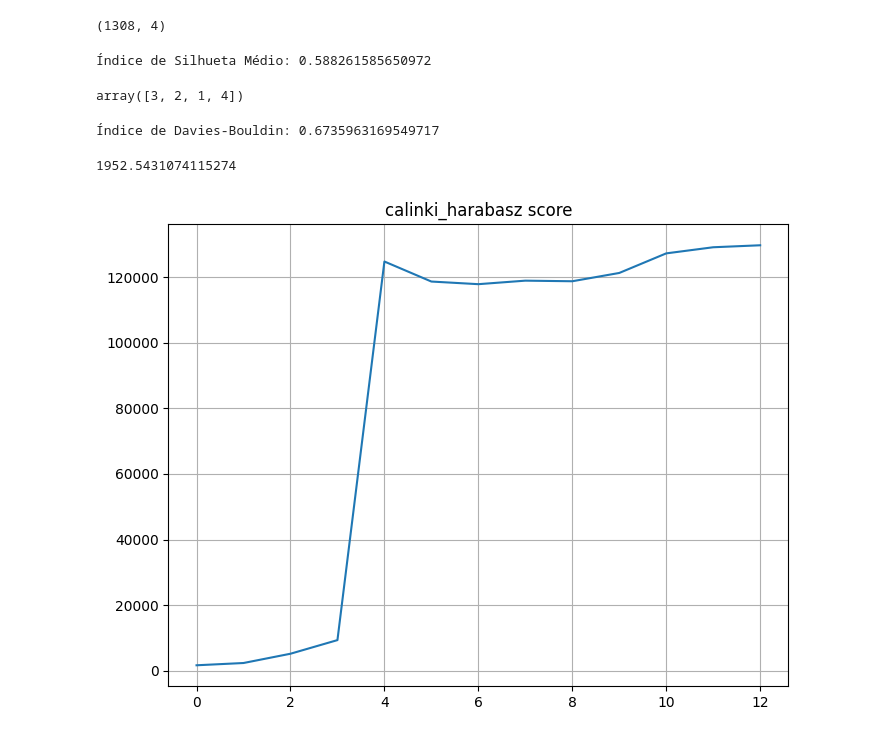
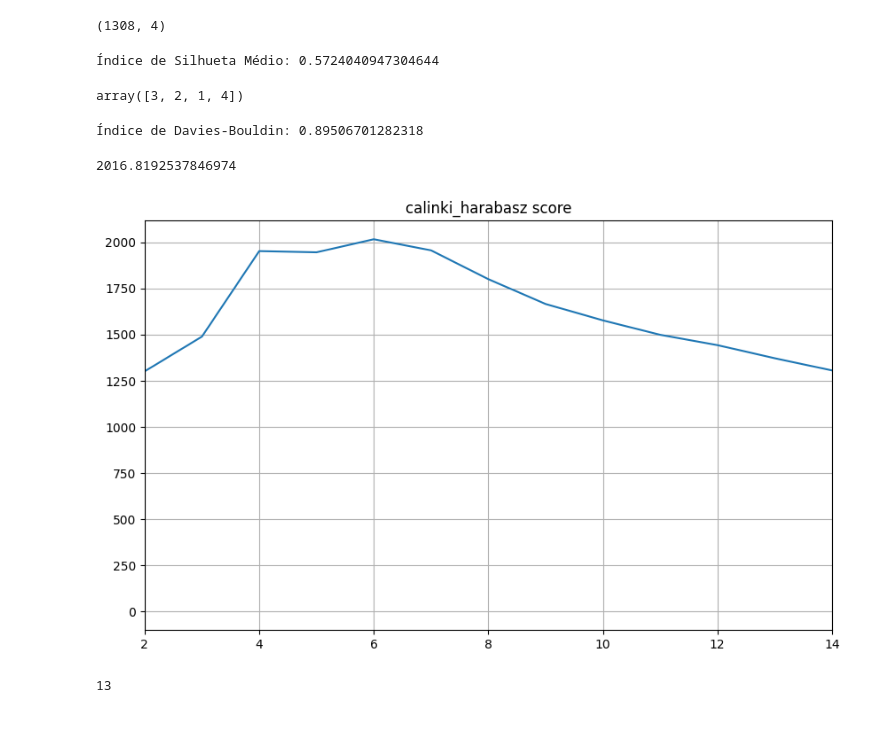
Before and after one commit to marcello10/Agrupamento_Hierarquico, a Jupyter notebook: hierachical_clustering.ipynb, the cells around one changed output. Cells and saved outputs as stored; diff of their text form; code cells hidden in the pictures.

```diff
--- a/hierachical_clustering.ipynb
+++ b/hierachical_clustering.ipynb
@@ -128,13 +112,13 @@ Z.shape
 from scipy.cluster.hierarchy import fcluster
 
 # Suponha que você queira formar 4 clusters
-clusters = fcluster(Z, 4, criterion='maxclust')
+clusters = fcluster(Z, 6, criterion='maxclust')
 
 # Calcule o índice de silhueta
 silhouette_avg = silhouette_score(X, clusters)
 print(f'Índice de Silhueta Médio: {silhouette_avg}')
 # %% [output]
-Índice de Silhueta Médio: 0.588261585650972
+Índice de Silhueta Médio: 0.5724040947304644
 # %%
 pd.unique(clusters)
 # %% [output]
@@ -143,25 +127,30 @@ array([3, 2, 1, 4])
 davies_bouldin = davies_bouldin_score(X, clusters)
 print("Índice de Davies-Bouldin:", davies_bouldin)
 # %% [output]
-Índice de Davies-Bouldin: 0.6735963169549717
+Índice de Davies-Bouldin: 0.89506701282318
 # %%
 calinski_harabasz_score(X, clusters)
 # %% [output]
-1952.5431074115274
+2016.8192537846974
 # %%
 max_cluster = 15
-cluster_calinski_series = []
+cluster_calinski_series = [0 for i in range(max_cluster)]
 for i in range(2,max_cluster):
     # Suponha que você queira formar 4 clusters
     clusters = fcluster(Z, i, criterion='maxclust')
-    CH_index = calinski_harabasz_score(X_pca, clusters)
-    cluster_calinski_series.append(CH_index)
-fig,ax = plt.subplots(figsize=(8,6))
+    CH_index = calinski_harabasz_score(X, clusters)
+    cluster_calinski_series[i]=(CH_index)
+fig,ax = plt.subplots(figsize=(10,6))
 plt.plot(cluster_calinski_series)
+plt.xlim(2,14)
 ax.grid()
 plt.title("calinki_harabasz score")
 plt.show()
 # %% [output]
-[figure, old version]
+[figure, new version]
+# %%
+len(cluster_calinski_series)
+# %% [output]
+13
 # %%
 max_cluster = 15
```
Also changed, not shown: parts of 7 cells of this notebook.
